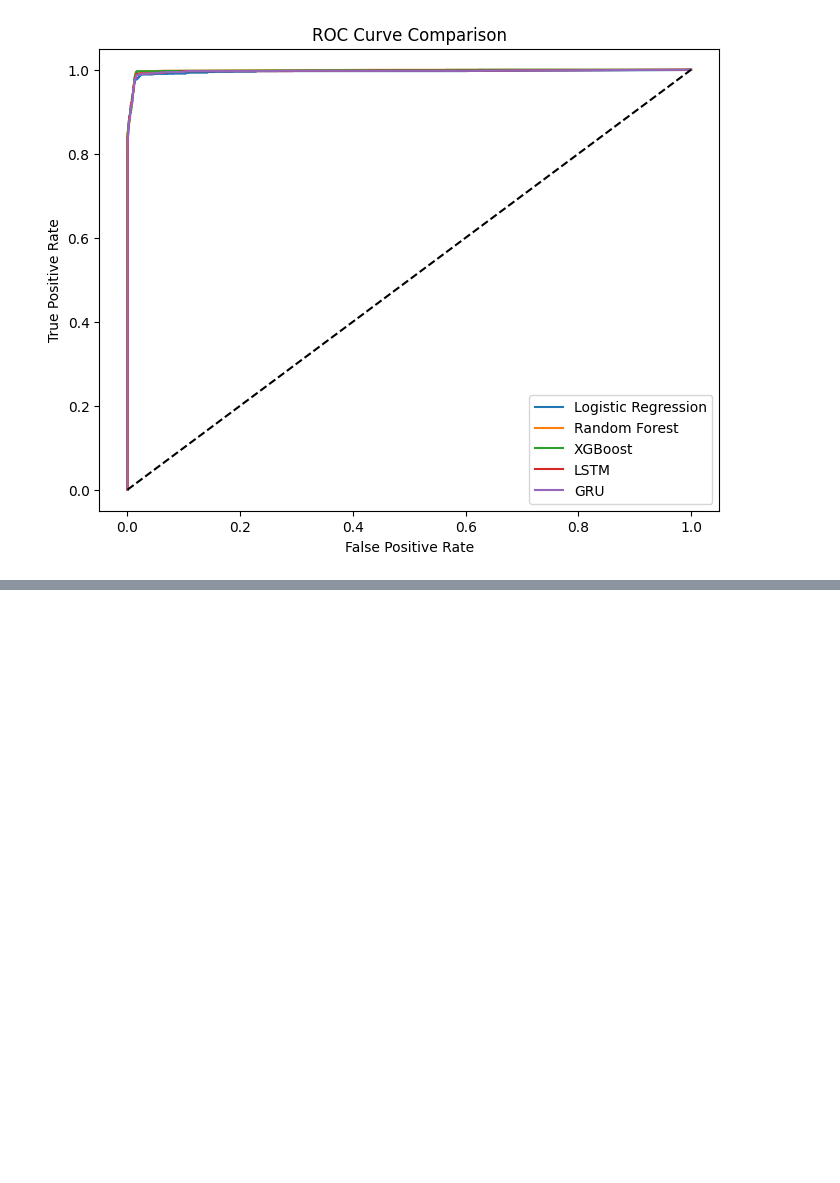
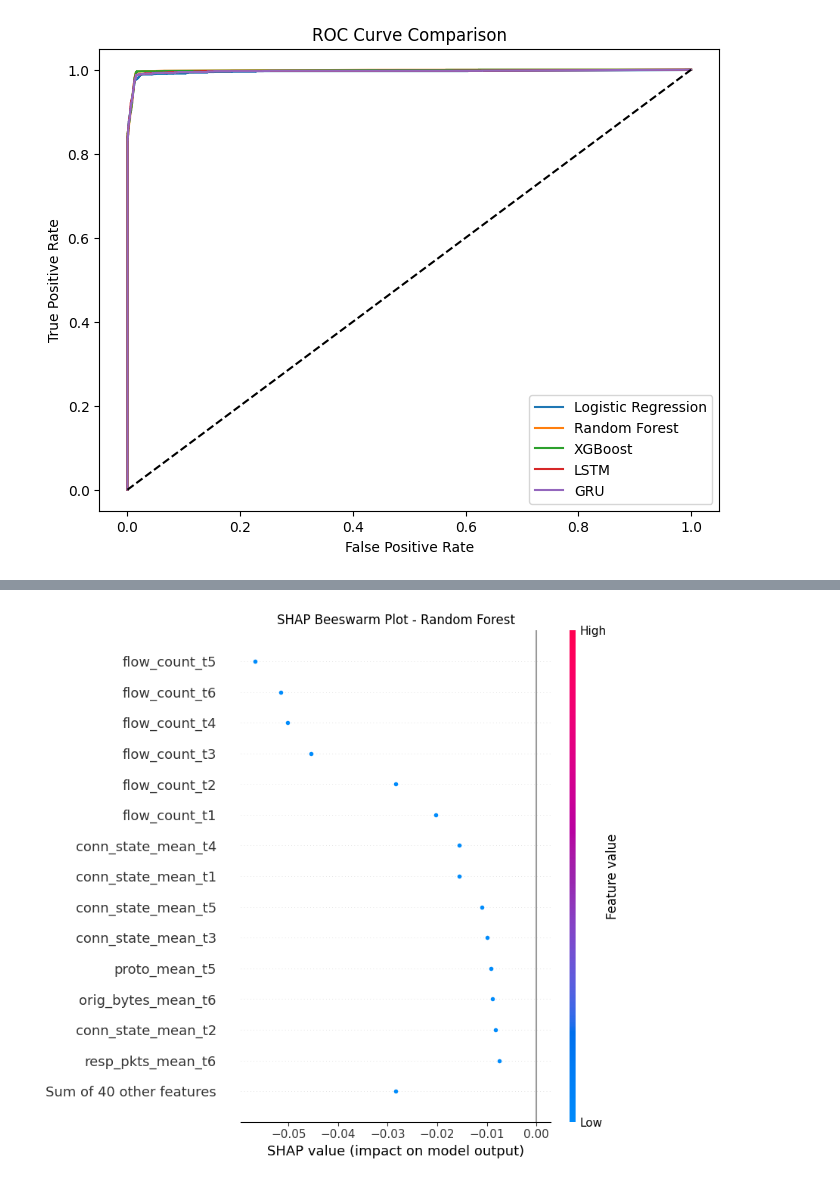
Before and after one commit to fardin0045/iot-compromise-, a Jupyter notebook: eaarly-2.ipynb, the cells around one changed output, grey strips where cells are left out. Cells and saved outputs as stored; diff of their text form; code cells hidden in the pictures; blank space fills up the shorter version.

```diff
--- a/eaarly-2.ipynb
+++ b/eaarly-2.ipynb
@@ -1240,0 +1421,23 @@ plt.show()
+# %%
+# ============================================================
+# EXPLAINABLE AI (SHAP)
+# CELL 6
+# SHAP Beeswarm Plot
+# ============================================================
+
+import matplotlib.pyplot as plt
+
+plt.figure(figsize=(12,8))
+
+shap.plots.beeswarm(
+    shap_exp[:, :, 1],
+    max_display=15,
+    show=False
+)
+
+plt.title("SHAP Beeswarm Plot - Random Forest")
+
+plt.tight_layout()
+plt.show()
+# %% [output]
+[figure, added]
```
Also changed, not shown: parts of 24 cells of this notebook.
